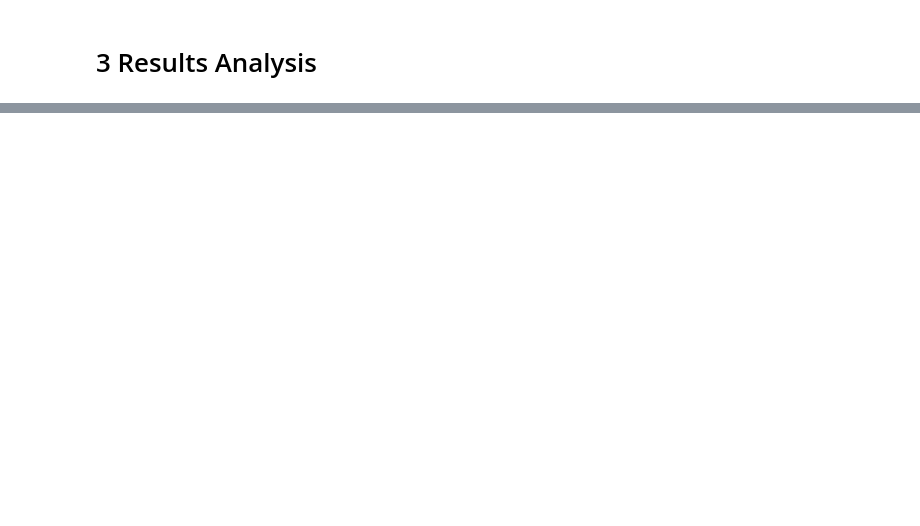
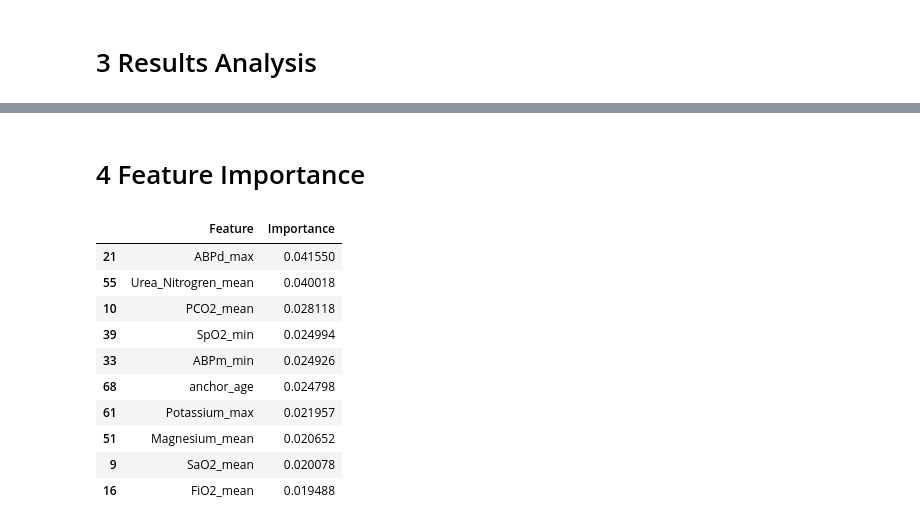
Before and after one commit to singlaayush/CardiomegalyBiomarkers, a Jupyter notebook: Cardiomegaly_Classification/XGBoost.ipynb, the cells around one changed output, grey strips where cells are left out. Saved outputs shown, nothing was run; the diff lists cells and outputs as text; code cells hidden in the pictures; blank space fills up the shorter version.

```diff
--- a/Cardiomegaly_Classification/XGBoost.ipynb
+++ b/Cardiomegaly_Classification/XGBoost.ipynb
@@ -147,0 +217,25 @@ for modality in modalities:
+# %% [markdown]
+# 4 Feature Importance
+# %%
+model_load = XGBClassifier()
+model_load.load_model(model_folder + 'M_L_V_fold1_model.json')
+# Feature importances from the trained XGBoost model
+feature_importances = model_load.feature_importances_
+important_features = pd.DataFrame({
+    'Feature': modalities_combinations[0][0],
+    'Importance': feature_importances
+}).sort_values(by='Importance', ascending=False)
+
+important_features.head(10)
+# %% [output]
+|  | Feature | Importance |
+| 21 | ABPd_max | 0.041550 |
+| 55 | Urea_Nitrogren_mean | 0.040018 |
+| 10 | PCO2_mean | 0.028118 |
+| 39 | SpO2_min | 0.024994 |
+| 33 | ABPm_min | 0.024926 |
+| 68 | anchor_age | 0.024798 |
+| 61 | Potassium_max | 0.021957 |
+| 51 | Magnesium_mean | 0.020652 |
+| 9 | SaO2_mean | 0.020078 |
+| 16 | FiO2_mean | 0.019488 |
```
Also changed, not shown: parts of 8 cells of this notebook, 4 other files.
